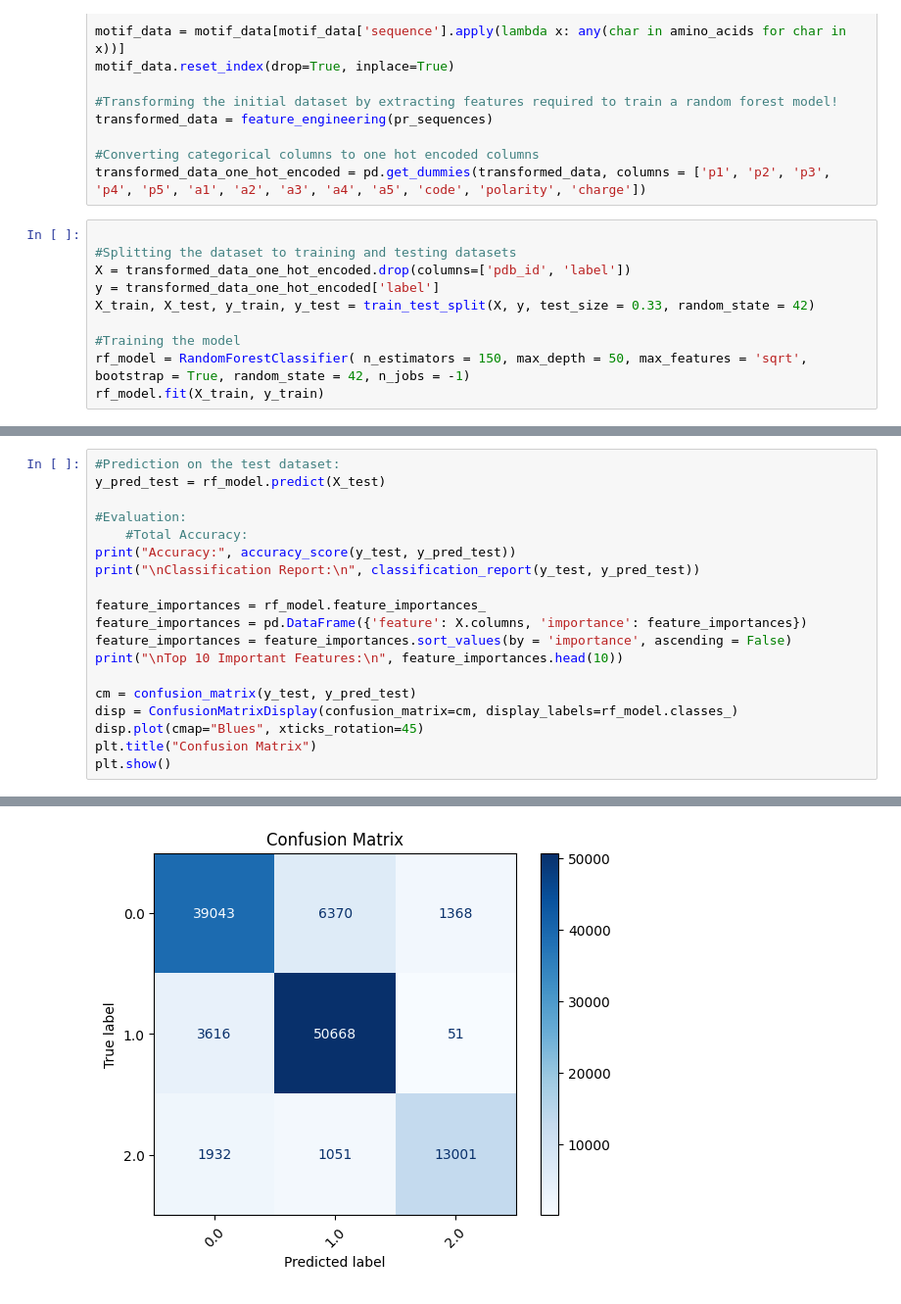
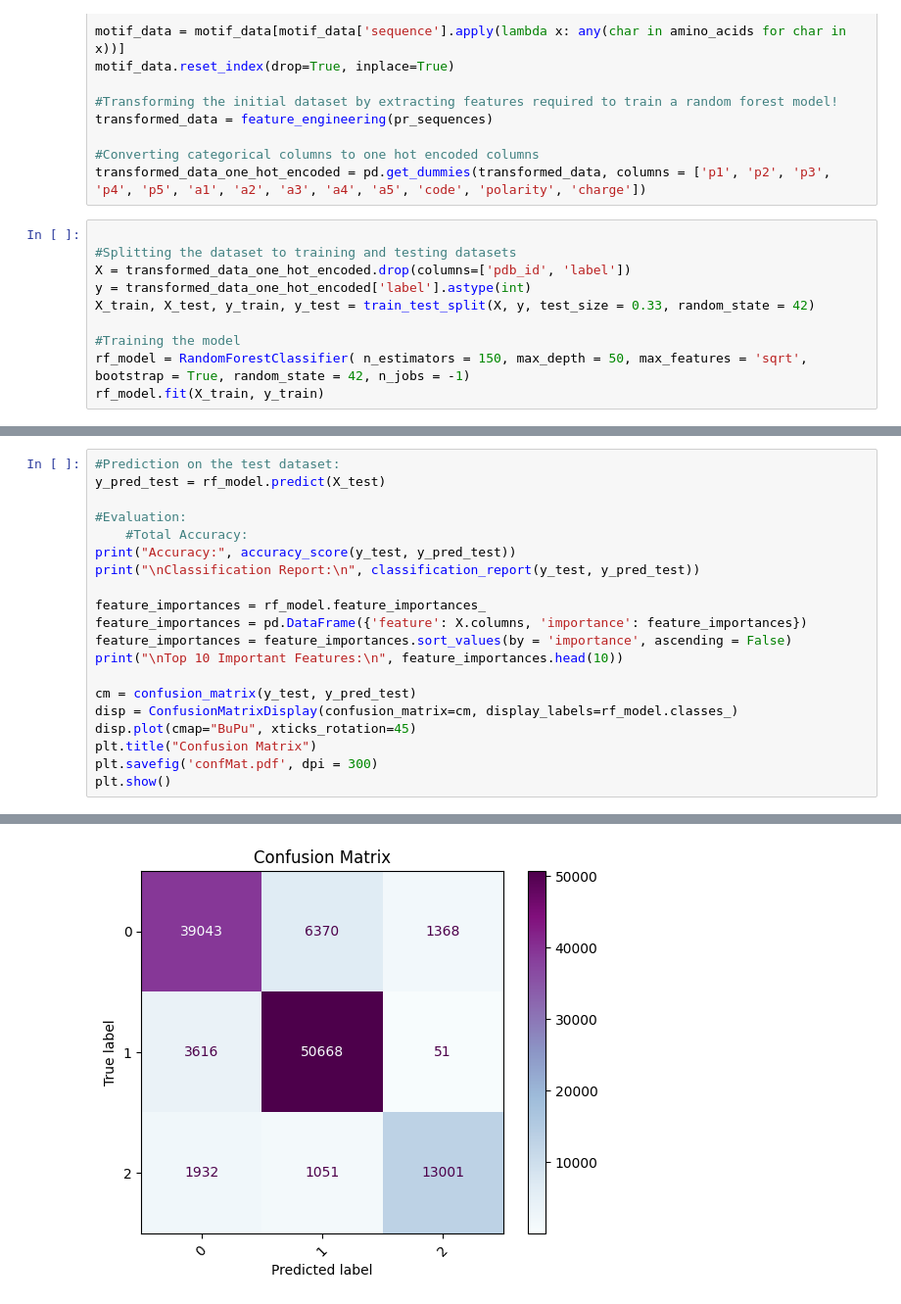
Before and after one commit to M0-X1m/FoldFinder, a Jupyter notebook: Final Code.ipynb, the cells around one changed output, grey strips where cells are left out. Shown at 98% size. Cells and saved outputs as stored; diff of their text form.

```diff
--- a/Final Code.ipynb
+++ b/Final Code.ipynb
@@ -392,7 +394,7 @@ transformed_data_one_hot_encoded = pd.get_dummies(transformed_data, columns = ['
 
 #Splitting the dataset to training and testing datasets
 X = transformed_data_one_hot_encoded.drop(columns=['pdb_id', 'label'])
-y = transformed_data_one_hot_encoded['label']
+y = transformed_data_one_hot_encoded['label'].astype(int)
 X_train, X_test, y_train, y_test = train_test_split(X, y, test_size = 0.33, random_state = 42)
 
 #Training the model
@@ -514,7 +457,8 @@ print("\nTop 10 Important Features:\n", feature_importances.head(10))
 
 cm = confusion_matrix(y_test, y_pred_test)
 disp = ConfusionMatrixDisplay(confusion_matrix=cm, display_labels=rf_model.classes_)
-disp.plot(cmap="Blues", xticks_rotation=45)
+disp.plot(cmap="BuPu", xticks_rotation=45)
 plt.title("Confusion Matrix")
+plt.savefig('confMat.pdf', dpi = 300)
 plt.show()
 # %% [output]
@@ -542 +482 @@ weighted avg       0.88      0.88      0.88    117100
-[figure, old version]
+[figure, new version]
```
Also changed, not shown: parts of 10 cells of this notebook.
